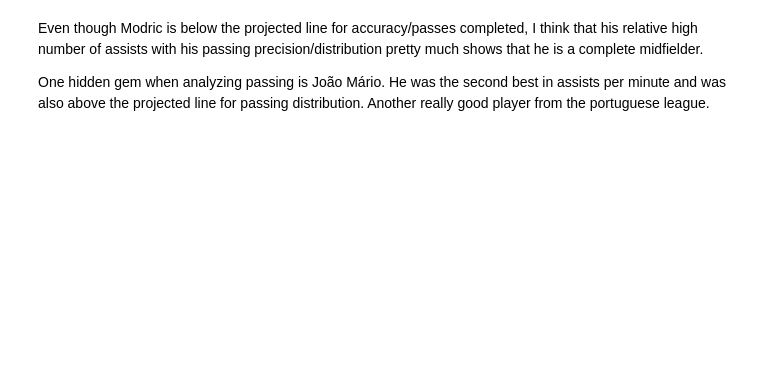
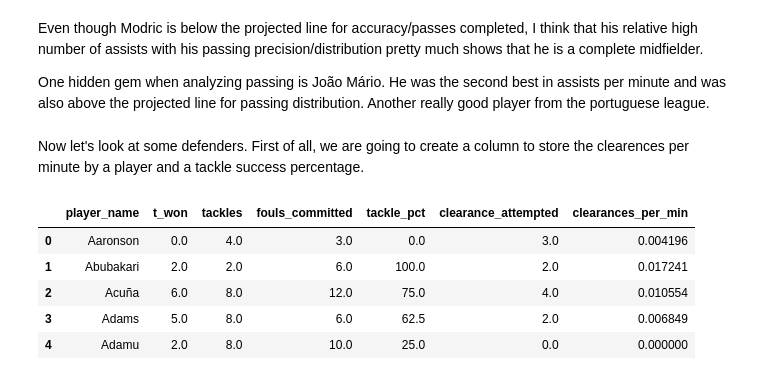
Before and after one commit to caiomelo22/20-21-Champions-League-Analysis, a Jupyter notebook: notebooke5ae0d8453.ipynb, the cells around one changed output. Saved outputs shown, nothing was run; the diff lists cells and outputs as text; code cells hidden in the pictures; blank space fills up the shorter version.

```diff
--- a/notebooke5ae0d8453.ipynb
+++ b/notebooke5ae0d8453.ipynb
@@ -266,3 +266,19 @@ plot_scatter(assist_contributions.loc[:20, :], 'pass_completed', 'pass_accuracy'
 Even though Modric is below the projected line for accuracy/passes completed, I think that his relative high number of assists with his passing precision/distribution pretty much shows that he is a complete midfielder.
 
 One hidden gem when analyzing passing is João Mário. He was the second best in assists per minute and was also above the projected line for passing distribution. Another really good player from the portuguese league.
+# %% [markdown]
+Now let's look at some defenders. First of all, we are going to create a column to store the clearences per minute by a player and a tackle success percentage.
+# %%
+players_df['clearances_per_min'] = players_df['clearance_attempted'] / players_df['minutes_played']
+players_df['tackle_pct'] = (players_df['t_won'] * 100) / players_df['tackles']
+
+defender_cols = ['player_name', 't_won', 'tackles', 'fouls_committed', 'tackle_pct', 'clearance_attempted', 'clearances_per_min']
+
+players_df.loc[:, defender_cols].head()
+# %% [output]
+|  | player_name | t_won | tackles | fouls_committed | tackle_pct | clearance_attempted | clearances_per_min |
+| 0 | Aaronson | 0.0 | 4.0 | 3.0 | 0.0 | 3.0 | 0.004196 |
+| 1 | Abubakari | 2.0 | 2.0 | 6.0 | 100.0 | 2.0 | 0.017241 |
+| 2 | Acuña | 6.0 | 8.0 | 12.0 | 75.0 | 4.0 | 0.010554 |
+| 3 | Adams | 5.0 | 8.0 | 6.0 | 62.5 | 2.0 | 0.006849 |
+| 4 | Adamu | 2.0 | 8.0 | 10.0 | 25.0 | 0.0 | 0.000000 |
```
Also changed, not shown: parts of 13 cells of this notebook.
